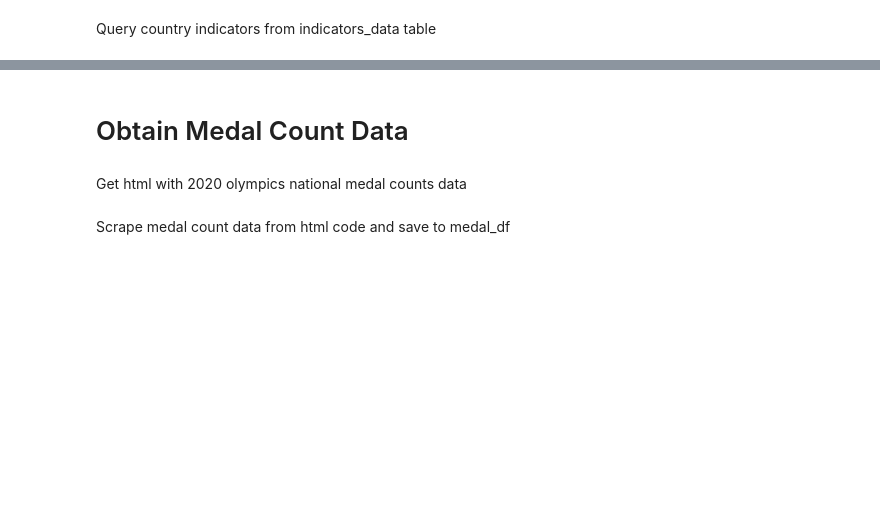
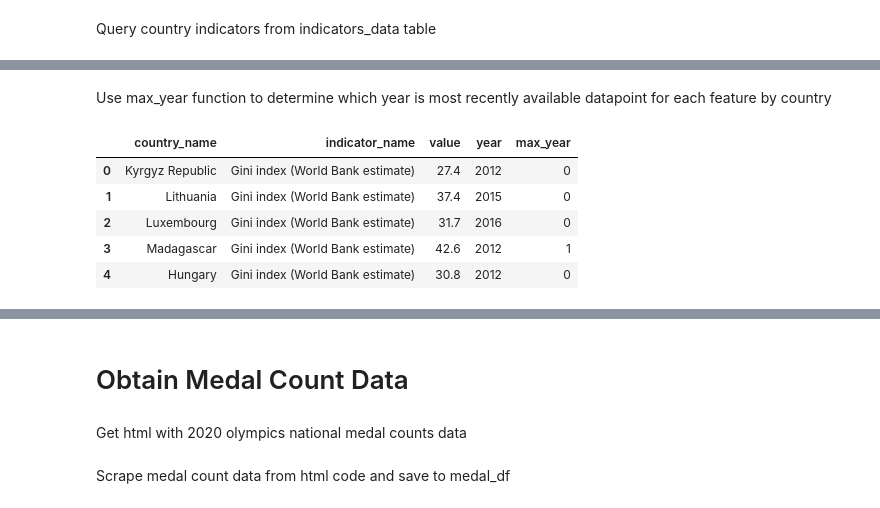
Before and after one commit to blantj/olympic_medal_classification, a Jupyter notebook: Obtaining_Data.ipynb, the cells around one changed output, grey strips where cells are left out. Drawn from its saved outputs; the diff is of its cells as text; code cells hidden in the pictures; blank space fills up the shorter version.

```diff
--- a/Obtaining_Data.ipynb
+++ b/Obtaining_Data.ipynb
@@ -78,0 +88,3 @@ indicators_df.to_csv('Data/indicators.csv', index=False)
+# %%
+indicators_df.drop(columns=['country_code', 'indicator_code'], inplace=True)
+indicators_df.head()
@@ -78,0 +98,19 @@ indicators_df.to_csv('Data/indicators.csv', index=False)
+# %% [markdown]
+Use max_year function to determine which year is most recently available datapoint for each feature by country
+# %%
+def max_year(row):
+    max_year = max(indicators_df[(indicators_df['country_name'] == row['country_name']) &
+                                 (indicators_df['indicator_name'] == row['indicator_name'])]['year'].values)
+    if row['year'] == max_year:
+        return 1
+    else:
+        return 0
+indicators_df['max_year'] = indicators_df.apply(max_year, axis=1)
+indicators_df.head()
+# %% [output]
+|  | country_name | indicator_name | value | year | max_year |
+| 0 | Kyrgyz Republic | Gini index (World Bank estimate) | 27.4 | 2012 | 0 |
+| 1 | Lithuania | Gini index (World Bank estimate) | 37.4 | 2015 | 0 |
+| 2 | Luxembourg | Gini index (World Bank estimate) | 31.7 | 2016 | 0 |
+| 3 | Madagascar | Gini index (World Bank estimate) | 42.6 | 2012 | 1 |
+| 4 | Hungary | Gini index (World Bank estimate) | 30.8 | 2012 | 0 |
```
Also changed, not shown: parts of 10 cells of this notebook, 2 other files.
